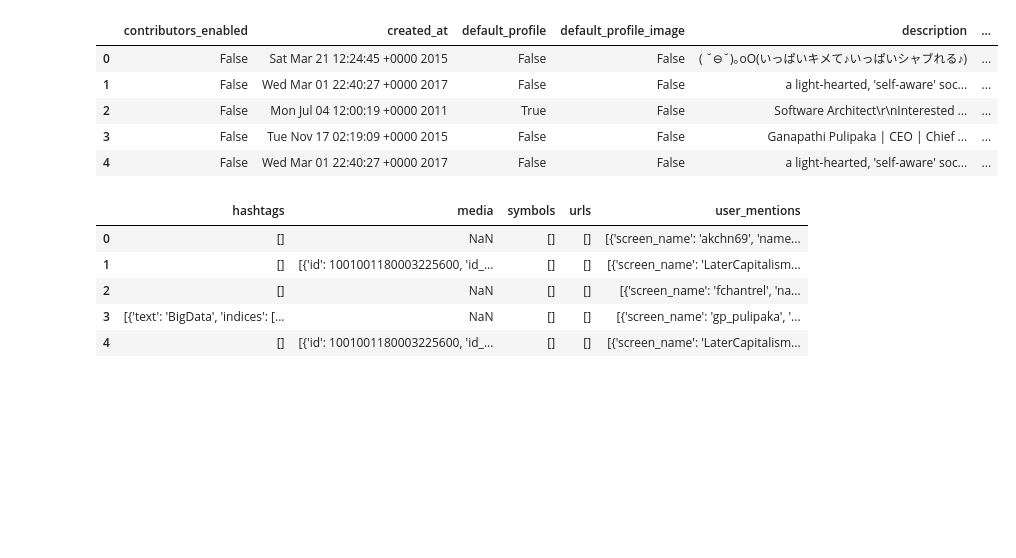
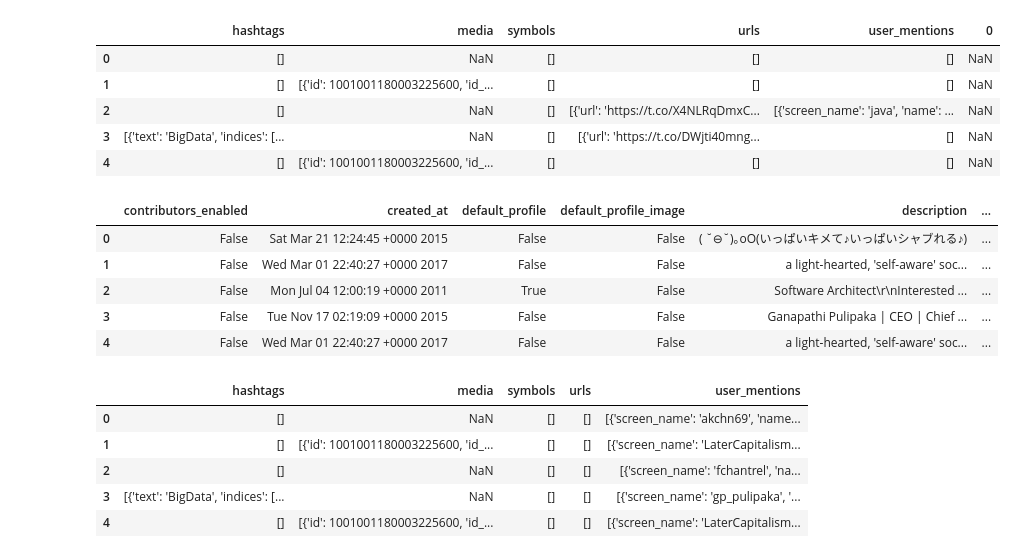
Before and after one commit to devssh/Dory-Twitter, a Jupyter notebook: Twitter-Analysis.ipynb, the cells around one changed output. Saved outputs shown, nothing was run; the diff lists cells and outputs as text; code cells hidden in the pictures; blank space fills up the shorter version.

```diff
--- a/Twitter-Analysis.ipynb
+++ b/Twitter-Analysis.ipynb
@@ -29,6 +37,16 @@ retweets.head()
 | 2 | NaN | None | Sat May 26 10:30:27 +0000 2018 | NaN | {'hashtags': [], 'urls': [{'url':... | NaN | ... |
 | 3 | NaN | None | Mon May 28 03:28:03 +0000 2018 | [0, 140] | {'hashtags': [{'text': 'BigData',... | NaN | ... |
 | 4 | NaN | None | Mon May 28 07:24:13 +0000 2018 | [0, 19] | {'hashtags': [], 'urls': [], 'use... | {'media': [{'id': 100100118000322... | ... |
+# %%
+retweeted_entities = retweets["entities"].apply(pd.Series)
+retweeted_entities.head()
+# %% [output]
+|  | hashtags | media | symbols | urls | user_mentions | 0 |
+| 0 | [] | NaN | [] | [] | [] | NaN |
+| 1 | [] | [{'id': 1001001180003225600, 'id_... | [] | [] | [] | NaN |
+| 2 | [] | NaN | [] | [{'url': 'https://t.co/X4NLRqDmxC... | [{'screen_name': 'java', 'name': ... | NaN |
+| 3 | [{'text': 'BigData', 'indices': [... | NaN | [] | [{'url': 'https://t.co/DWjti40mng... | [] | NaN |
+| 4 | [] | [{'id': 1001001180003225600, 'id_... | [] | [] | [] | NaN |
 # %%
 retweet_users= retweets["user"].apply(pd.Series)
 retweet_users.head()
```
Also changed, not shown: parts of 4 cells of this notebook, 3 other files.
